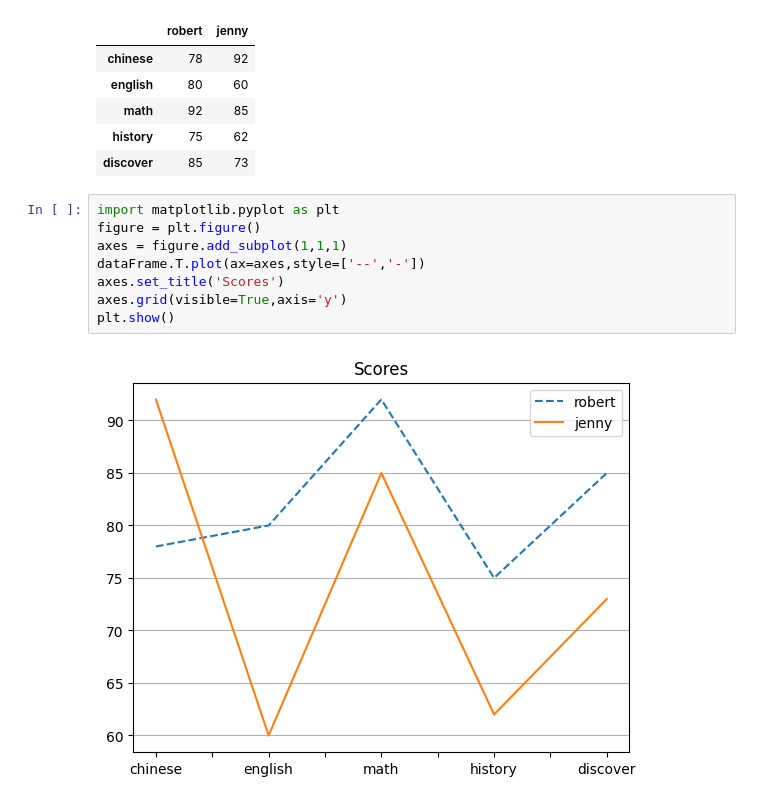
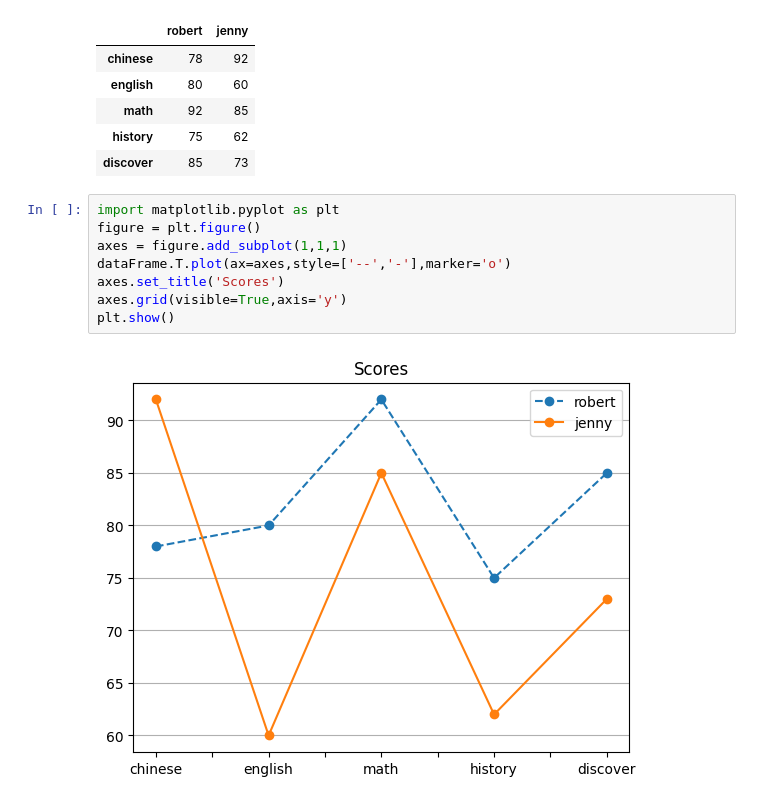
Before and after one commit to roberthsu2003/__2023_11_14_2_4__, a Jupyter notebook: lesson16/lesson16_3.ipynb, the cells around one changed output. Cells and saved outputs as stored; diff of their text form.

```diff
--- a/lesson16/lesson16_3.ipynb
+++ b/lesson16/lesson16_3.ipynb
@@ -17,10 +17,10 @@ display(dataFrame.T)
 # %%
 import matplotlib.pyplot as plt
 figure = plt.figure()
 axes = figure.add_subplot(1,1,1)
-dataFrame.T.plot(ax=axes,style=['--','-'])
+dataFrame.T.plot(ax=axes,style=['--','-'],marker='o')
 axes.set_title('Scores')
 axes.grid(visible=True,axis='y')
 plt.show()
 # %% [output]
-[figure, old version]
+[figure, new version]
```
